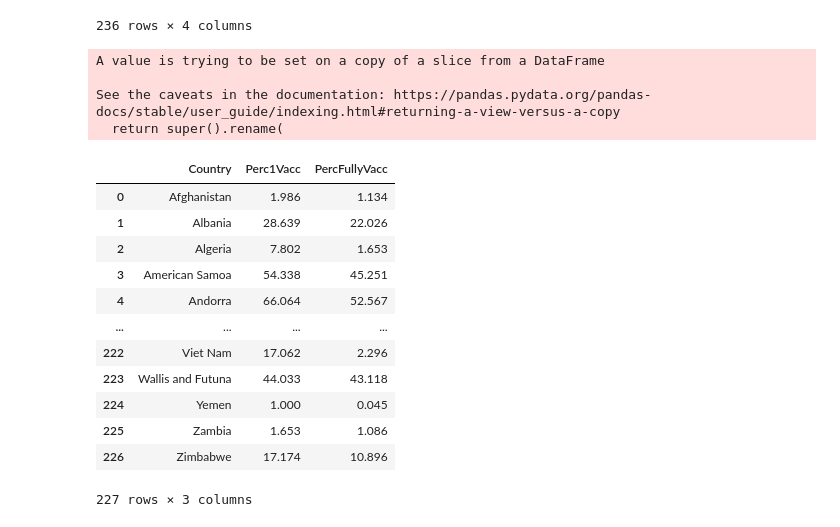
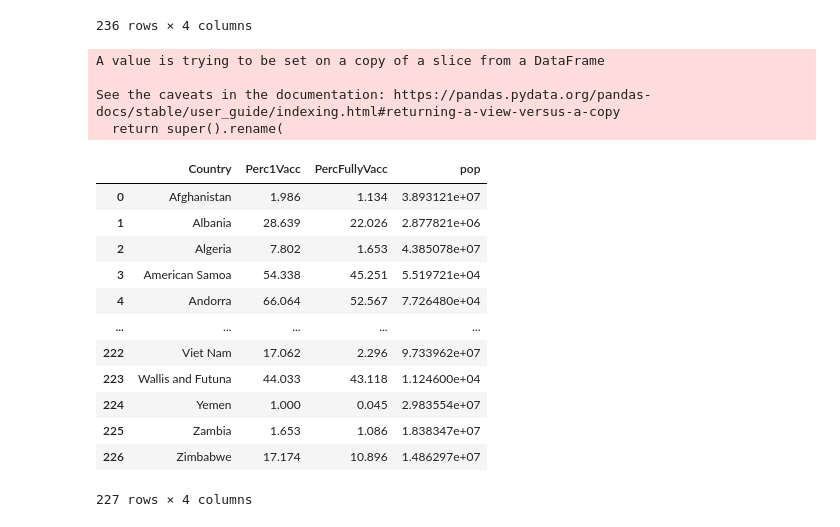
Before and after one commit to SerNikolaos/SerNikolaos, a Jupyter notebook: CovidAnalysis/covid.ipynb, the cells around one changed output. Saved outputs shown, nothing was run; the diff lists cells and outputs as text; code cells hidden in the pictures.

```diff
--- a/CovidAnalysis/covid.ipynb
+++ b/CovidAnalysis/covid.ipynb
@@ -60,27 +61,27 @@ df_details_agg
 236 rows × 4 columns
 # %%
 df_vac["pop"] = 100*df_vac["TOTAL_VACCINATIONS"]/df_vac["TOTAL_VACCINATIONS_PER100"]
-df_vac_red = df_vac[["COUNTRY", "PERSONS_VACCINATED_1PLUS_DOSE_PER100", "PERSONS_FULLY_VACCINATED_PER100"]]
+df_vac_red = df_vac[["COUNTRY", "PERSONS_VACCINATED_1PLUS_DOSE_PER100", "PERSONS_FULLY_VACCINATED_PER100","pop"]]
 df_vac_red.rename(columns={"COUNTRY": "Country", "PERSONS_VACCINATED_1PLUS_DOSE_PER100": "Perc1Vacc", "PERSONS_FULLY_VACCINATED_PER100": "PercFullyVacc"}, inplace=True)
 df_vac_red
 # %% [output]
 A value is trying to be set on a copy of a slice from a DataFrame
 
 See the caveats in the documentation: https://pandas.pydata.org/pandas-docs/stable/user_guide/indexing.html#returning-a-view-versus-a-copy
   return super().rename(
-|  | Country | Perc1Vacc | PercFullyVacc |
-| 0 | Afghanistan | 1.986 | 1.134 |
-| 1 | Albania | 28.639 | 22.026 |
-| 2 | Algeria | 7.802 | 1.653 |
-| 3 | American Samoa | 54.338 | 45.251 |
-| 4 | Andorra | 66.064 | 52.567 |
-| ... | ... | ... | ... |
-| 222 | Viet Nam | 17.062 | 2.296 |
-| 223 | Wallis and Futuna | 44.033 | 43.118 |
-| 224 | Yemen | 1.000 | 0.045 |
-| 225 | Zambia | 1.653 | 1.086 |
-| 226 | Zimbabwe | 17.174 | 10.896 |
+|  | Country | Perc1Vacc | PercFullyVacc | pop |
+| 0 | Afghanistan | 1.986 | 1.134 | 3.893121e+07 |
+| 1 | Albania | 28.639 | 22.026 | 2.877821e+06 |
+| 2 | Algeria | 7.802 | 1.653 | 4.385078e+07 |
+| 3 | American Samoa | 54.338 | 45.251 | 5.519721e+04 |
+| 4 | Andorra | 66.064 | 52.567 | 7.726480e+04 |
+| ... | ... | ... | ... | ... |
+| 222 | Viet Nam | 17.062 | 2.296 | 9.733962e+07 |
+| 223 | Wallis and Futuna | 44.033 | 43.118 | 1.124600e+04 |
+| 224 | Yemen | 1.000 | 0.045 | 2.983554e+07 |
+| 225 | Zambia | 1.653 | 1.086 | 1.838347e+07 |
+| 226 | Zimbabwe | 17.174 | 10.896 | 1.486297e+07 |
-227 rows × 3 columns
+227 rows × 4 columns
 # %%
 df_vac
 # %% [output]
```
Also changed, not shown: parts of 5 cells of this notebook.
